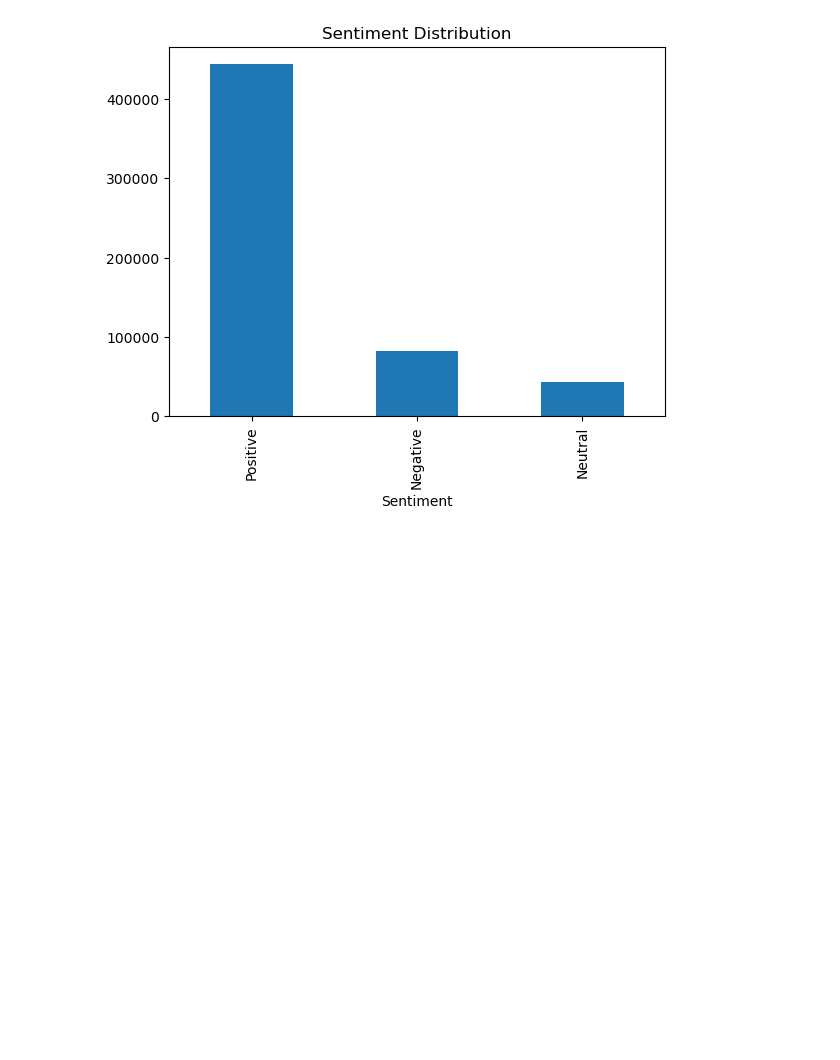
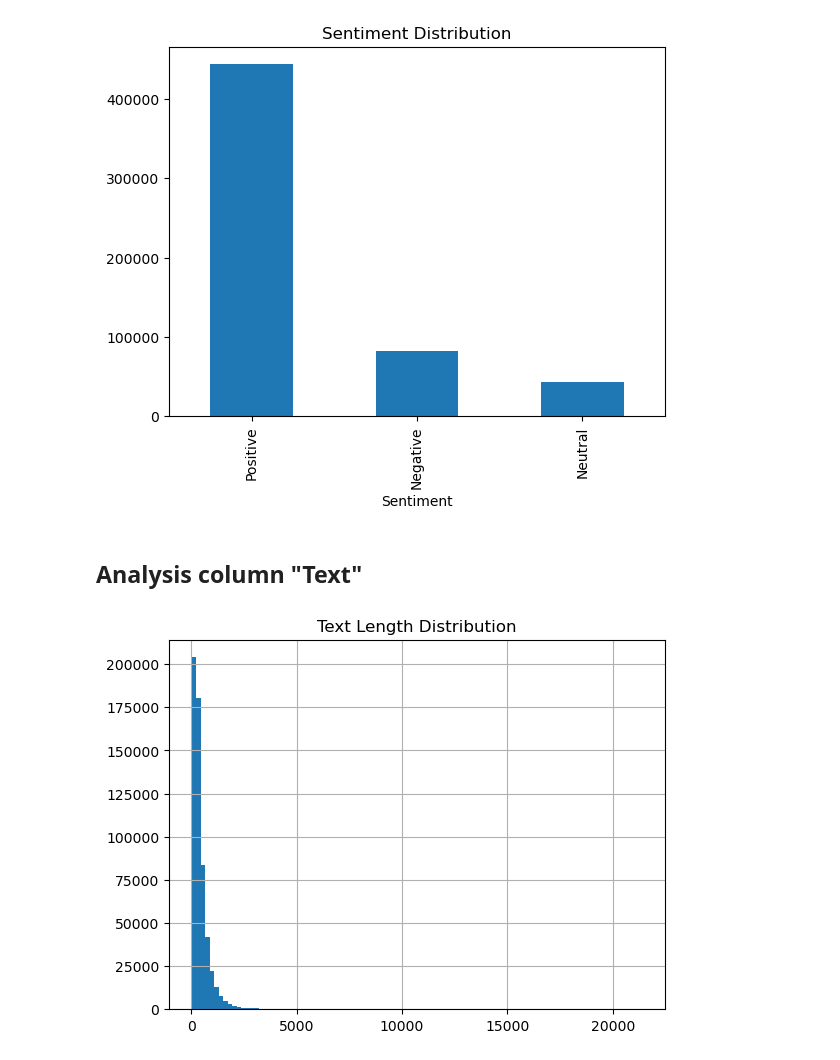
Before and after one commit to Alexander-Peca/sentiment_reviews, a Jupyter notebook: notebooks/first.ipynb, the cells around one changed output. Drawn from its saved outputs; the diff is of its cells as text; code cells hidden in the pictures; blank space fills up the shorter version.

```diff
--- a/notebooks/first.ipynb
+++ b/notebooks/first.ipynb
@@ -120,2 +134,14 @@ plt.show()
 # %% [output]
 [figure]
+# %% [markdown]
+## Analysis column "Text"
+# %%
+# Checking review lenght
+
+df['Text_Length'] = df['Text'].apply(len) # using len, it will show character count on x-axis and frequency is represented in the y-axis
+
+df['Text_Length'].hist(bins=100)
+plt.title("Text Length Distribution")
+plt.show()
+# %% [output]
+[figure, added]
```
Also changed, not shown: parts of 12 cells of this notebook.
